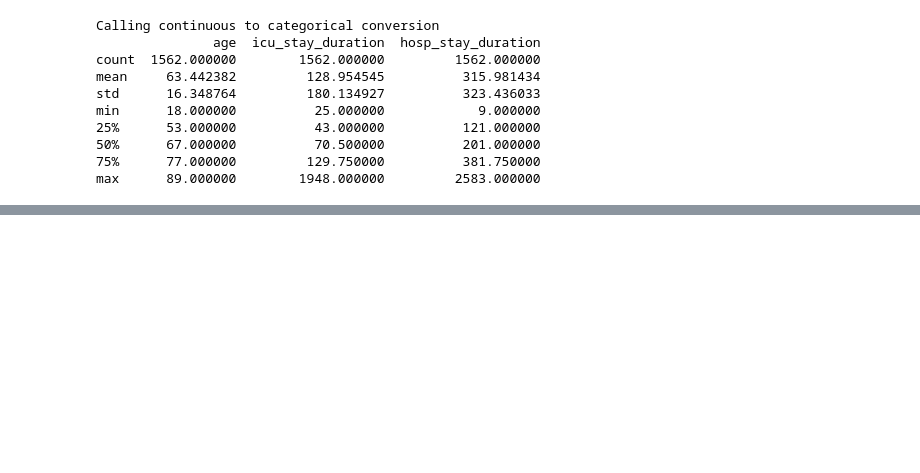
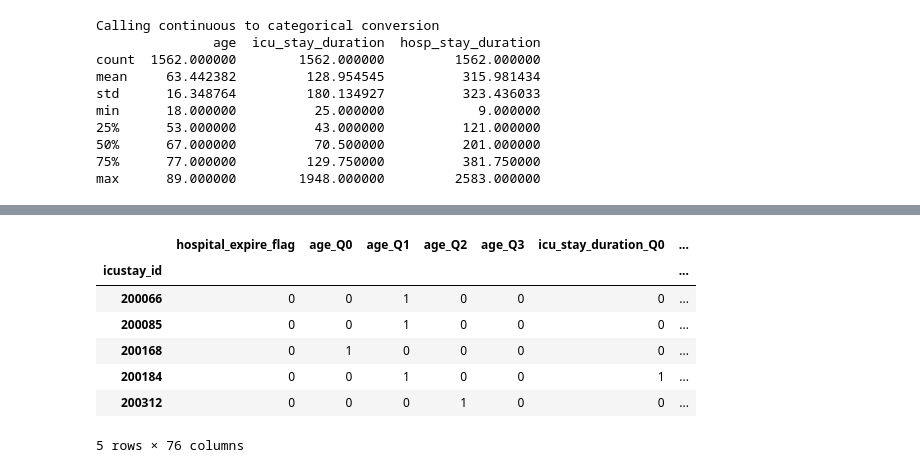
Before and after one commit to RJBeetel3/icu-data-exploration, a Jupyter notebook: icu_mortality_prediction/icu_mortality_prediction/notebooks/PATIENT_DEMOGRAPHICS_FIRST24.ipynb, the cells around one changed output, grey strips where cells are left out. Saved outputs shown, nothing was run; the diff lists cells and outputs as text; code cells hidden in the pictures; blank space fills up the shorter version.

```diff
--- a/icu_mortality_prediction/icu_mortality_prediction/notebooks/PATIENT_DEMOGRAPHICS_FIRST24.ipynb
+++ b/icu_mortality_prediction/icu_mortality_prediction/notebooks/PATIENT_DEMOGRAPHICS_FIRST24.ipynb
@@ -67,6 +67,12 @@ demographics_filename = 'PTNT_DEMOG_FIRST24.csv'
 demographics_filepath = os.path.join(DATA_DIR, 'interim',demographics_filename)
 ptnt_demog_data_df = pd.read_csv(demographics_filepath, index_col=0)
 # removes duplicate rows
+
+demographic_features_filename = 'Ptnt_Demog_Features.csv'
+demographic_features_filepath = os.path.join(DATA_DIR,
+                                             'processed',
+                                             'features',
+                                             demographic_features_filename)
 # %%
 ptnt_demog_data_df.head()
 # %% [output]
@@ -506,0 +373,11 @@ y.to_csv(root + 'outcomes.csv')
+# %%
+pd.read_csv(demographic_features_filepath, index_col = 'icustay_id').head()
+# %% [output]
+|  | hospital_expire_flag | age_Q0 | age_Q1 | age_Q2 | age_Q3 | icu_stay_duration_Q0 | ... |
+| icustay_id |  |  |  |  |  |  | ... |
+| 200066 | 0 | 0 | 1 | 0 | 0 | 0 | ... |
+| 200085 | 0 | 0 | 1 | 0 | 0 | 0 | ... |
+| 200168 | 0 | 1 | 0 | 0 | 0 | 0 | ... |
+| 200184 | 0 | 0 | 1 | 0 | 0 | 1 | ... |
+| 200312 | 0 | 0 | 0 | 1 | 0 | 0 | ... |
+5 rows × 76 columns
```
Also changed, not shown: parts of 31 cells of this notebook.
